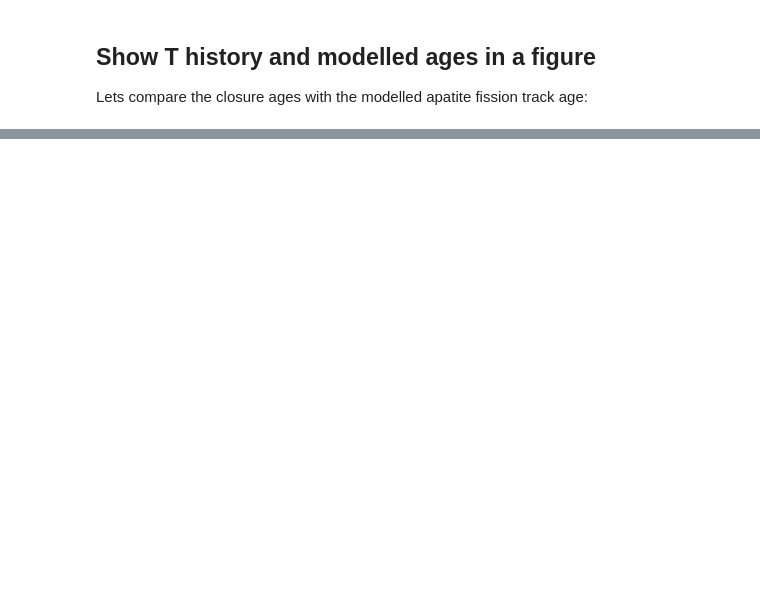
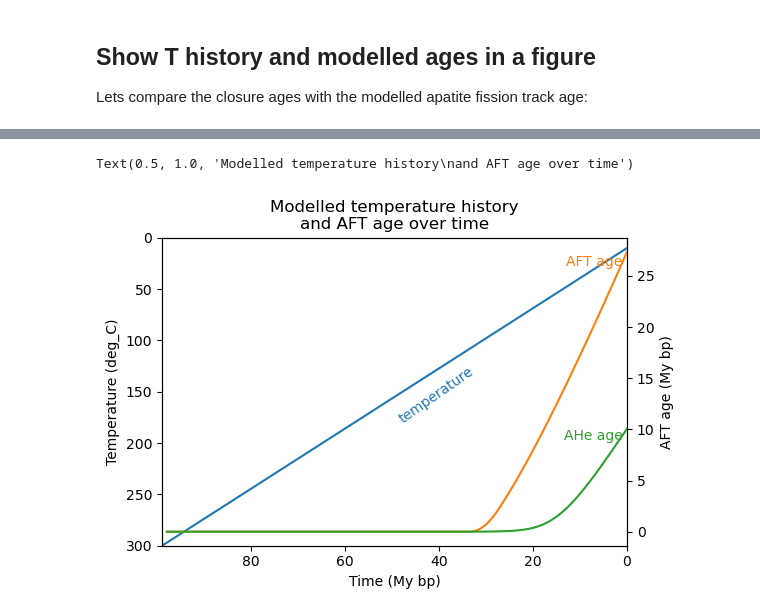
Before and after one commit to HUGG/TherAPPy, a Jupyter notebook: therappy_test.ipynb, the cells around one changed output, grey strips where cells are left out. Saved outputs shown, nothing was run; the diff lists cells and outputs as text; code cells hidden in the pictures; blank space fills up the shorter version.

```diff
--- a/therappy_test.ipynb
+++ b/therappy_test.ipynb
@@ -113,28 +157,37 @@ fig.savefig("fig/TherAPPy_example.png")
 # %%
-age_evolution = model_results["AFT_ages"]
+age_evolution_AFT = model_results_AFT["AFT_ages"]
+age_evolution_AHe = model_results_AHe["modelled_AHe_ages"]
 
 fig, ax = pl.subplots(1, 1, figsize=(6, 4))
 
 x, y = tT["time"].value / 1e6, tT["temperature"].value
 xm = x[int(len(x) / 2)]
 ym = y[int(len(y) / 2)]
 ax.plot(x, y, color=colors[0], label="T history")
 ax.text(xm, ym, "temperature", color=colors[0], va="center", rotation=35)
 
 axr = ax.twinx()
 
 x = time[1:].value / 1e6
-y = age_evolution.value / 1e6
+y = age_evolution_AFT.value / 1e6
 xm = x[int(len(x) / 2)]
 ym = y[int(len(y) / 2)]
 axr.plot(x, y, color=colors[1])
-axr.text(xm, ym, "AFT age", color=colors[1], va="bottom")
+axr.text(x[-2], y[-2], "AFT age", color=colors[1], va="center", ha="right")
+
+y = age_evolution_AHe.value / 1e6
+ym = y[int(len(y) / 2)]
+axr.plot(x, y[1:], color=colors[2])
+axr.text(x[-2], y[-2], "AHe age", color=colors[2], va="center", ha="right")
 
 ax.set_xlabel("Time (My bp)")
 ax.set_ylabel(f"Temperature ({Tu})")
 axr.set_ylabel("AFT age (My bp)")
 
 ax.set_xlim(tT["time"].value.max() / 1e6, 0)
 ax.set_ylim(tT["temperature"].value.max(), 0)
 
 ax.set_title("Modelled temperature history\nand AFT age over time")
+# %% [output]
+Text(0.5, 1.0, 'Modelled temperature history\nand AFT age over time')
+[figure, added]
```
Also changed, not shown: parts of 8 cells of this notebook, 5 other files.
